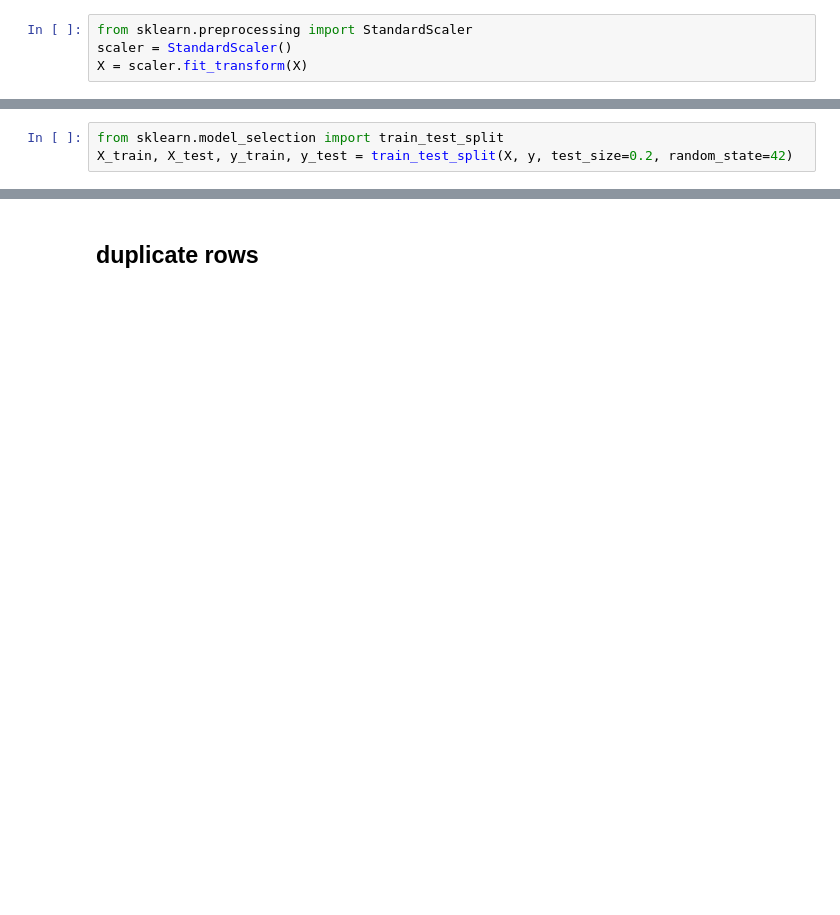
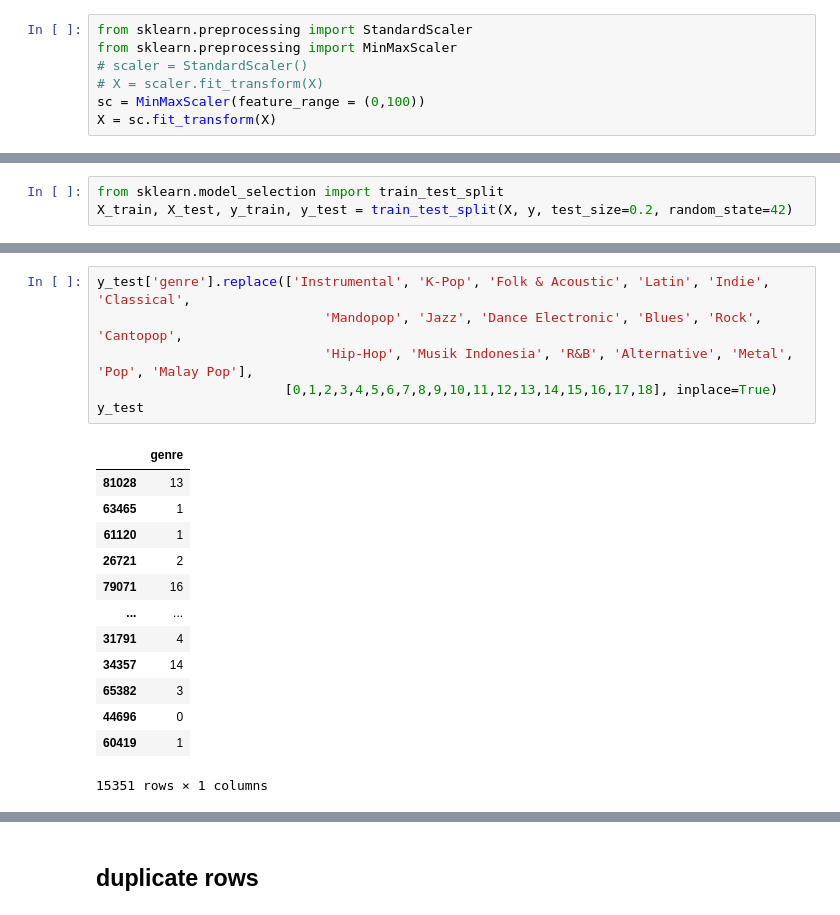
Before and after one commit to Hanyu0118/IS3107_letsgo, a Jupyter notebook: Model/genre.ipynb, the cells around one changed output, grey strips where cells are left out. Cells and saved outputs as stored; diff of their text form; blank space fills up the shorter version.

```diff
--- a/Model/genre.ipynb
+++ b/Model/genre.ipynb
@@ -251,4 +285,7 @@ df = shuffle(df)
 # %%
 from sklearn.preprocessing import StandardScaler
-scaler = StandardScaler()
-X = scaler.fit_transform(X)
+from sklearn.preprocessing import MinMaxScaler
+# scaler = StandardScaler()
+# X = scaler.fit_transform(X)
+sc = MinMaxScaler(feature_range = (0,100))
+X = sc.fit_transform(X)
@@ -310,0 +496,20 @@ print(accuracy_score(y_pred,y_test))
+# %%
+y_test['genre'].replace(['Instrumental', 'K-Pop', 'Folk & Acoustic', 'Latin', 'Indie', 'Classical',
+                             'Mandopop', 'Jazz', 'Dance Electronic', 'Blues', 'Rock', 'Cantopop',
+                             'Hip-Hop', 'Musik Indonesia', 'R&B', 'Alternative', 'Metal', 'Pop', 'Malay Pop'],
+                        [0,1,2,3,4,5,6,7,8,9,10,11,12,13,14,15,16,17,18], inplace=True)
+y_test
+# %% [output]
+|  | genre |
+| 81028 | 13 |
+| 63465 | 1 |
+| 61120 | 1 |
+| 26721 | 2 |
+| 79071 | 16 |
+| ... | ... |
+| 31791 | 4 |
+| 34357 | 14 |
+| 65382 | 3 |
+| 44696 | 0 |
+| 60419 | 1 |
+15351 rows × 1 columns
```
Also changed, not shown: parts of 67 cells of this notebook, 1 other file.
